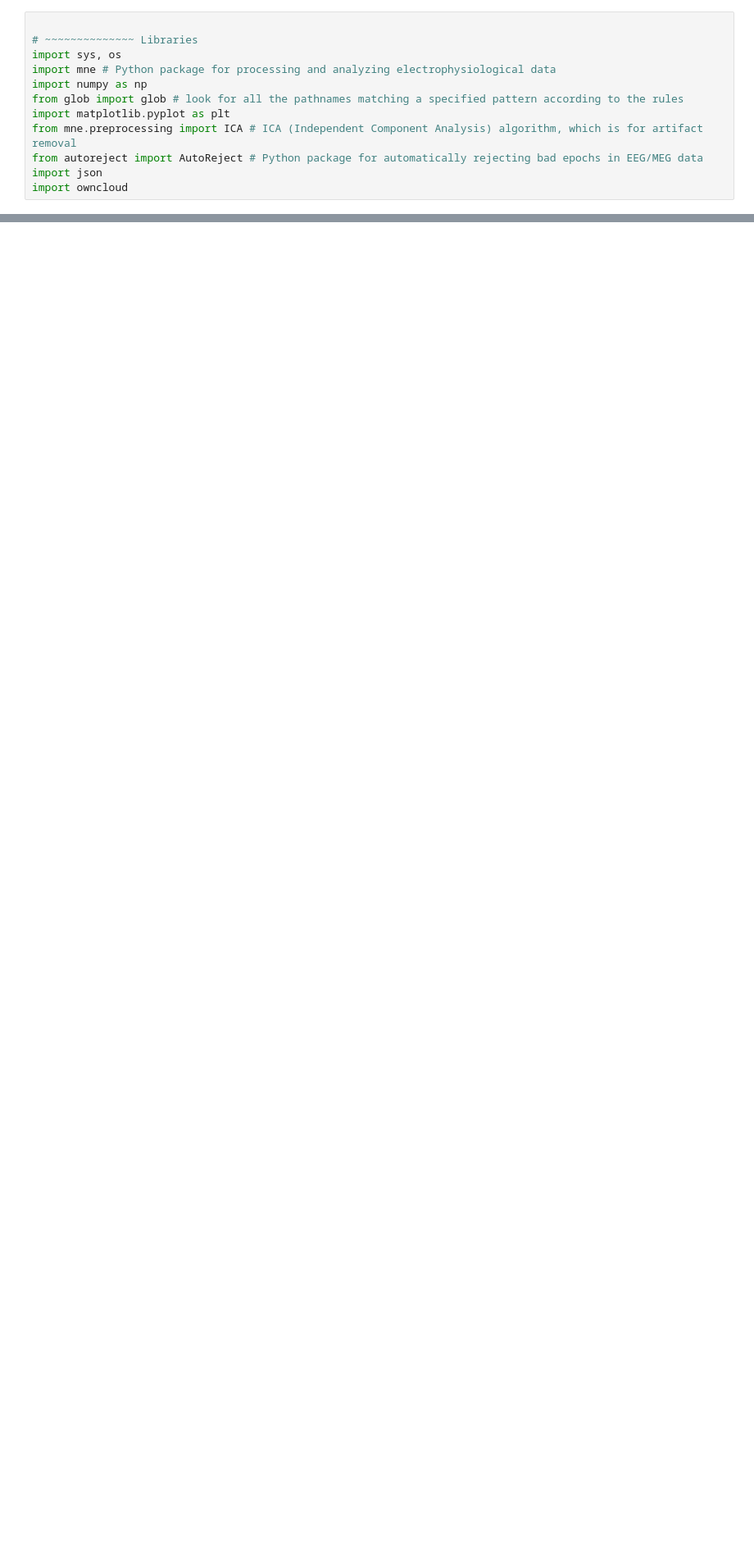
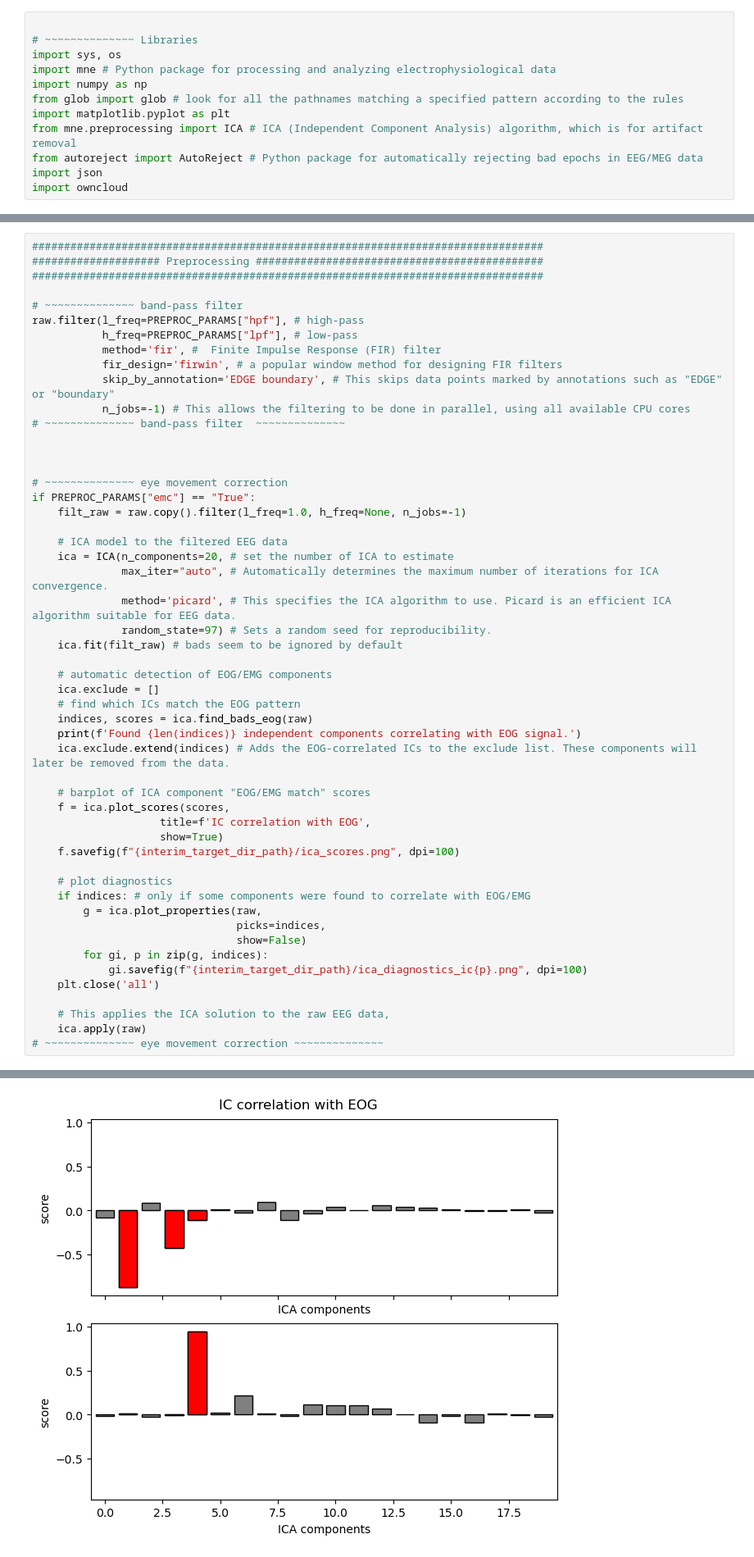
Before and after one commit to KazukiMaruo/2025_MINT, a Jupyter notebook: code/preprocess/visual/preprocess.ipynb, the cells around one changed output, grey strips where cells are left out. Shown: that part at 82% size. Cells and saved outputs as stored; diff of their text form; blank space fills up the shorter version.

```diff
--- a/code/preprocess/visual/preprocess.ipynb
+++ b/code/preprocess/visual/preprocess.ipynb
@@ -100,0 +209,53 @@ create_if_not_exist(f"{BASE_DIR}/data/processed/{modality}")
+# %%
+################################################################################
+#################### Preprocessing #############################################
+################################################################################
+
+# ~~~~~~~~~~~~~~ band-pass filter
+raw.filter(l_freq=PREPROC_PARAMS["hpf"], # high-pass
+           h_freq=PREPROC_PARAMS["lpf"], # low-pass
+           method='fir', #  Finite Impulse Response (FIR) filter
+           fir_design='firwin', # a popular window method for designing FIR filters
+           skip_by_annotation='EDGE boundary', # This skips data points marked by annotations such as "EDGE" or "boundary"
+           n_jobs=-1) # This allows the filtering to be done in parallel, using all available CPU cores
+# ~~~~~~~~~~~~~~ band-pass filter  ~~~~~~~~~~~~~~
+
+
+
+# ~~~~~~~~~~~~~~ eye movement correction
+if PREPROC_PARAMS["emc"] == "True":
+    filt_raw = raw.copy().filter(l_freq=1.0, h_freq=None, n_jobs=-1)
+
+    # ICA model to the filtered EEG data
+    ica = ICA(n_components=20, # set the number of ICA to estimate
+              max_iter="auto", # Automatically determines the maximum number of iterations for ICA convergence.
+              method='picard', # This specifies the ICA algorithm to use. Picard is an efficient ICA algorithm suitable for EEG data.
+              random_state=97) # Sets a random seed for reproducibility.
+    ica.fit(filt_raw) # bads seem to be ignored by default
+
+    # automatic detection of EOG/EMG components
+    ica.exclude = []
+    # find which ICs match the EOG pattern
+    indices, scores = ica.find_bads_eog(raw)
+    print(f'Found {len(indices)} independent components correlating with EOG signal.')
+    ica.exclude.extend(indices) # Adds the EOG-correlated ICs to the exclude list. These components will later be removed from the data.
+
+    # barplot of ICA component "EOG/EMG match" scores
+    f = ica.plot_scores(scores,
+                    title=f'IC correlation with EOG',
+                    show=True)
+    f.savefig(f"{interim_target_dir_path}/ica_scores.png", dpi=100)
+
+    # plot diagnostics
+    if indices: # only if some components were found to correlate with EOG/EMG
+        g = ica.plot_properties(raw,
+                                picks=indices,
+                                show=False)
+        for gi, p in zip(g, indices):
+            gi.savefig(f"{interim_target_dir_path}/ica_diagnostics_ic{p}.png", dpi=100)
+    plt.close('all')
+
+    # This applies the ICA solution to the raw EEG data,
+    ica.apply(raw)
+# ~~~~~~~~~~~~~~ eye movement correction ~~~~~~~~~~~~~~
+# %% [output]
@@ -100,0 +335 @@ create_if_not_exist(f"{BASE_DIR}/data/processed/{modality}")
+[figure, added]
```
Also changed, not shown: parts of 13 cells of this notebook, 6 other files.
